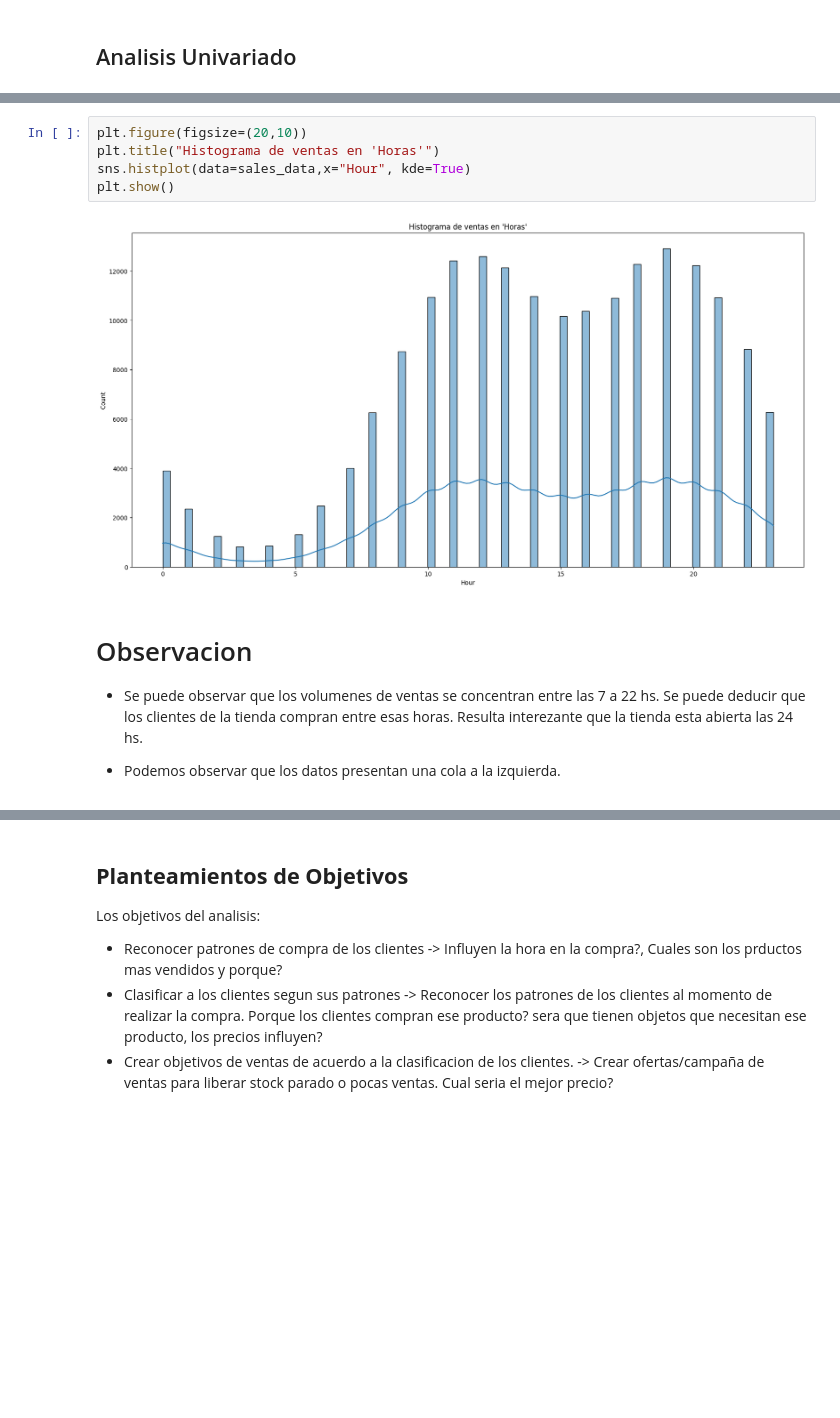
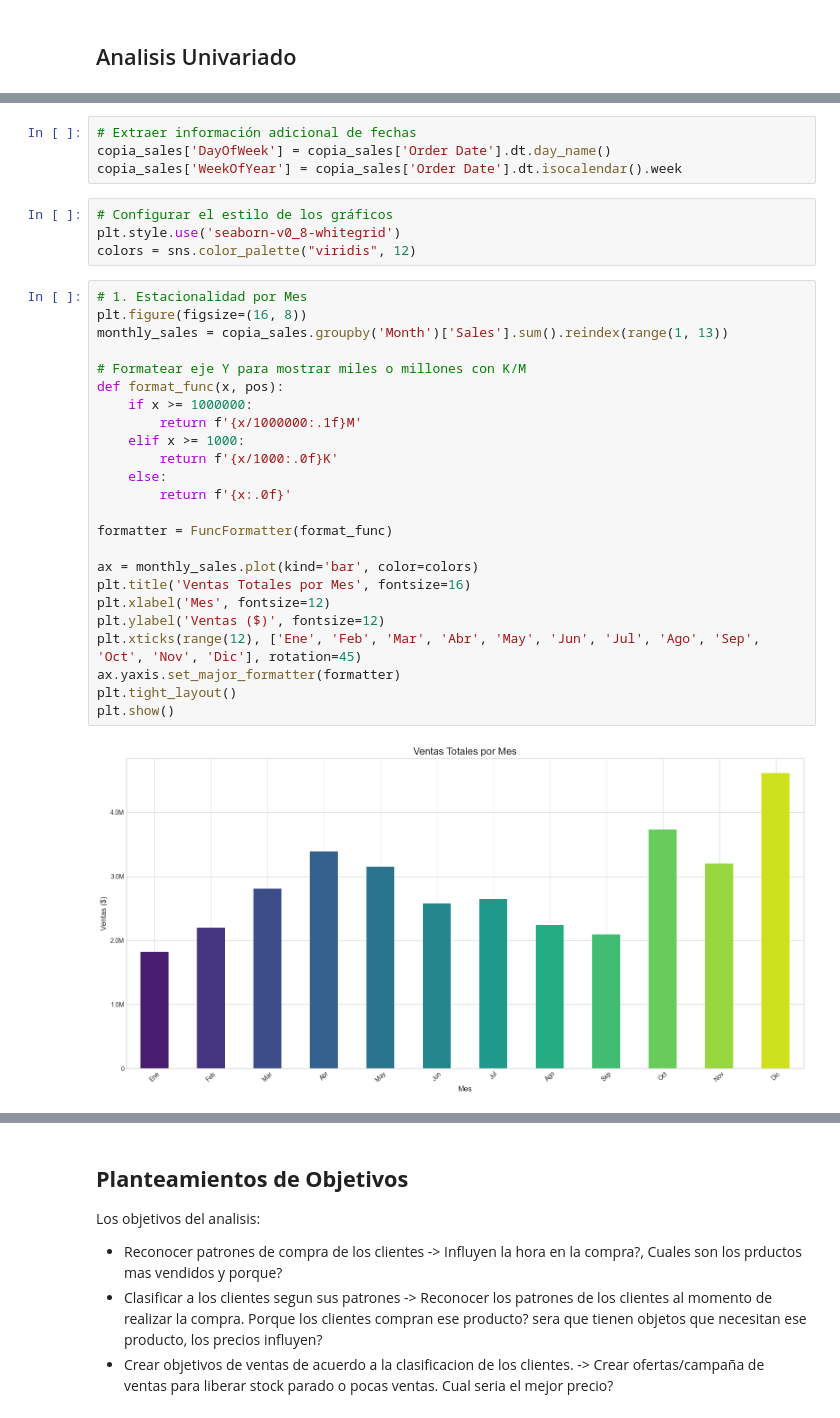
Before and after one commit to AlejoRam05/Bootcamp_Final_Project, a Jupyter notebook: salesData.ipynb, the cells around one changed output, grey strips where cells are left out. Cells and saved outputs as stored; diff of their text form; blank space fills up the shorter version.

```diff
--- a/salesData.ipynb
+++ b/salesData.ipynb
@@ -145,14 +152,34 @@ distribucion de estacionalidad, con variable numerica continua
-# %%
-plt.figure(figsize=(20,10))
-plt.title("Histograma de ventas en 'Horas'")
-sns.histplot(data=sales_data,x="Hour", kde=True)
-plt.show()
-# %% [output]
-[figure, removed]
-# %% [markdown]
-# Observacion
-
-- Se puede observar que los volumenes de ventas se concentran entre las 7 a 22 hs. Se puede deducir que los clientes de la tienda compran entre esas horas.
-Resulta interezante que la tienda esta abierta las 24 hs.
-
-- Podemos observar que los datos presentan una cola a la izquierda.
+# %%
+# Extraer información adicional de fechas
+copia_sales['DayOfWeek'] = copia_sales['Order Date'].dt.day_name()
+copia_sales['WeekOfYear'] = copia_sales['Order Date'].dt.isocalendar().week
+# %%
+# Configurar el estilo de los gráficos
+plt.style.use('seaborn-v0_8-whitegrid')
+colors = sns.color_palette("viridis", 12)
+# %%
+# 1. Estacionalidad por Mes
+plt.figure(figsize=(16, 8))
+monthly_sales = copia_sales.groupby('Month')['Sales'].sum().reindex(range(1, 13))
+
+# Formatear eje Y para mostrar miles o millones con K/M
+def format_func(x, pos):
+    if x >= 1000000:
+        return f'{x/1000000:.1f}M'
+    elif x >= 1000:
+        return f'{x/1000:.0f}K'
+    else:
+        return f'{x:.0f}'
+
+formatter = FuncFormatter(format_func)
+
+ax = monthly_sales.plot(kind='bar', color=colors)
+plt.title('Ventas Totales por Mes', fontsize=16)
+plt.xlabel('Mes', fontsize=12)
+plt.ylabel('Ventas ($)', fontsize=12)
+plt.xticks(range(12), ['Ene', 'Feb', 'Mar', 'Abr', 'May', 'Jun', 'Jul', 'Ago', 'Sep', 'Oct', 'Nov', 'Dic'], rotation=45)
+ax.yaxis.set_major_formatter(formatter)
+plt.tight_layout()
+plt.show()
+# %% [output]
+[figure, added]
```
Also changed, not shown: parts of 35 cells of this notebook.
